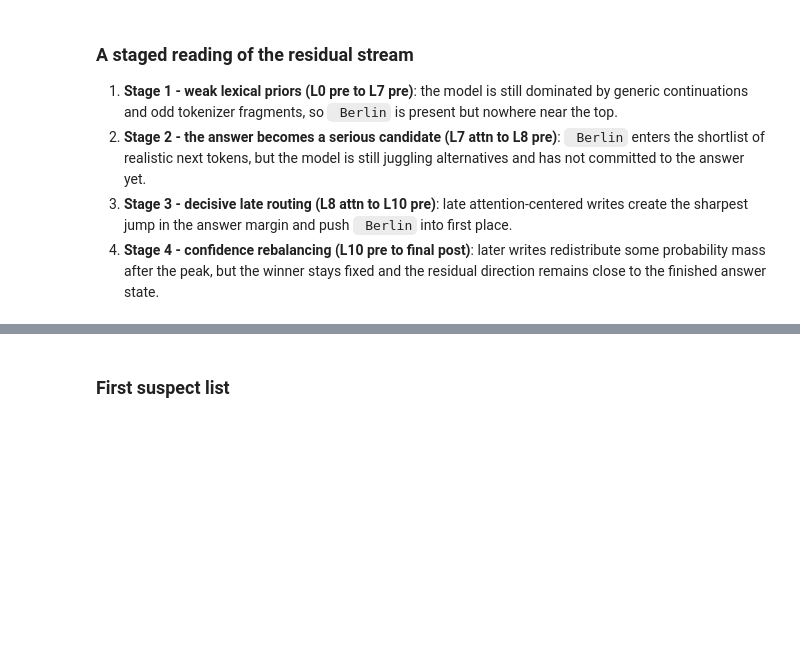
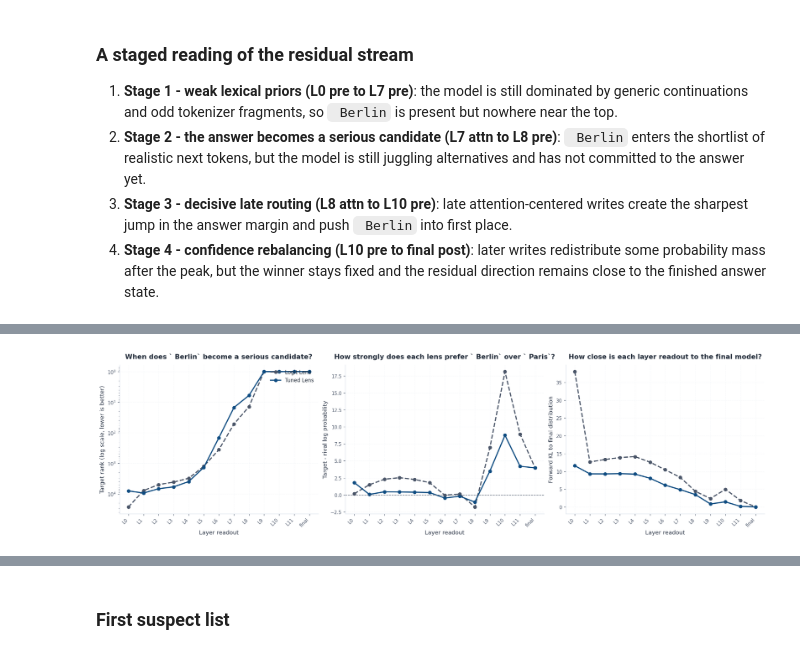
Before and after one commit to benk7alifa/llm-mechanics-lab, a Jupyter notebook: notebooks/llm_mechanics_lab.ipynb, the cells around one changed output, grey strips where cells are left out. Saved outputs shown, nothing was run; the diff lists cells and outputs as text; code cells hidden in the pictures; blank space fills up the shorter version.

Commit message:
Add tuned lens comparison to notebook analysis

```diff
--- a/notebooks/llm_mechanics_lab.ipynb
+++ b/notebooks/llm_mechanics_lab.ipynb
@@ -871,6 +923,45 @@ def plot_ablation_effects(ablation_df):
         align = "right" if value < 0 else "left"
         ax.text(x_pos, bar.get_y() + bar.get_height() / 2, f"{value:0.2f}", va="center", ha=align, fontsize=9)
     return fig
+
+def plot_lens_comparison(lens_compare_df):
+    """Compare the raw Logit Lens and the Tuned Lens at the final prediction position."""
+
+    style_map = {
+        "Logit Lens": {"color": COLORS["neutral"], "linestyle": "--", "marker": "o"},
+        "Tuned Lens": {"color": COLORS["target"], "linestyle": "-", "marker": "o"},
+    }
+
+    fig, axes = plt.subplots(1, 3, figsize=(18, 5), constrained_layout=True)
+    tick_labels = [f"L{layer}" for layer in range(int(lens_compare_df["layer_idx"].max()))] + ["final"]
+
+    for lens_name, style in style_map.items():
+        lens_rows = lens_compare_df[lens_compare_df["lens"] == lens_name]
+        x = lens_rows["layer_idx"]
+        axes[0].plot(x, lens_rows["target_rank"], linewidth=2.2, label=lens_name, **style)
+        axes[1].plot(x, lens_rows["log_prob_diff"], linewidth=2.2, label=lens_name, **style)
+        axes[2].plot(x, lens_rows["forward_kl_last"], linewidth=2.2, label=lens_name, **style)
+
+    axes[0].set_title("When does ` Berlin` become a serious candidate?")
+    axes[0].set_ylabel("Target rank (log scale, lower is better)")
+    axes[0].set_yscale("log")
+    axes[0].invert_yaxis()
+
+    axes[1].set_title("How strongly does each lens prefer ` Berlin` over ` Paris`?")
+    axes[1].set_ylabel("Target - rival log probability")
+    axes[1].axhline(0, color=COLORS["neutral"], linestyle="--", linewidth=1)
+
+    axes[2].set_title("How close is each layer readout to the final model?")
+    axes[2].set_ylabel("Forward KL to final distribution")
+
+    for ax in axes:
+        ax.set_xlabel("Layer readout")
+        ax.set_xticks(np.arange(len(tick_labels)))
+        ax.set_xticklabels(tick_labels, rotation=45, ha="right")
+        ax.grid(alpha=0.18)
+
+    axes[0].legend(loc="upper right")
+    return fig
 # %% [markdown]
 ---
 
@@ -1277,0 +1457,5 @@ display(
+# %%
+plot_lens_comparison(lens_compare_df)
+plt.show()
+# %% [output]
+[figure, added]
```
Also changed, not shown: parts of 15 cells of this notebook, 2 other files.
